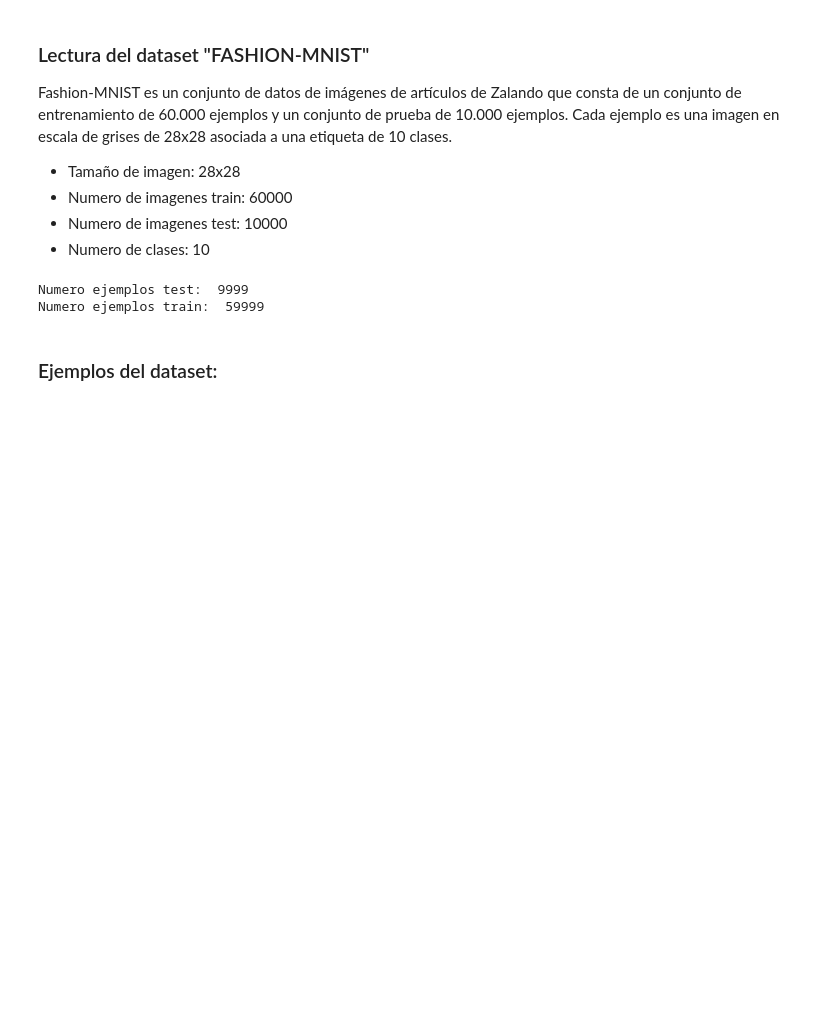
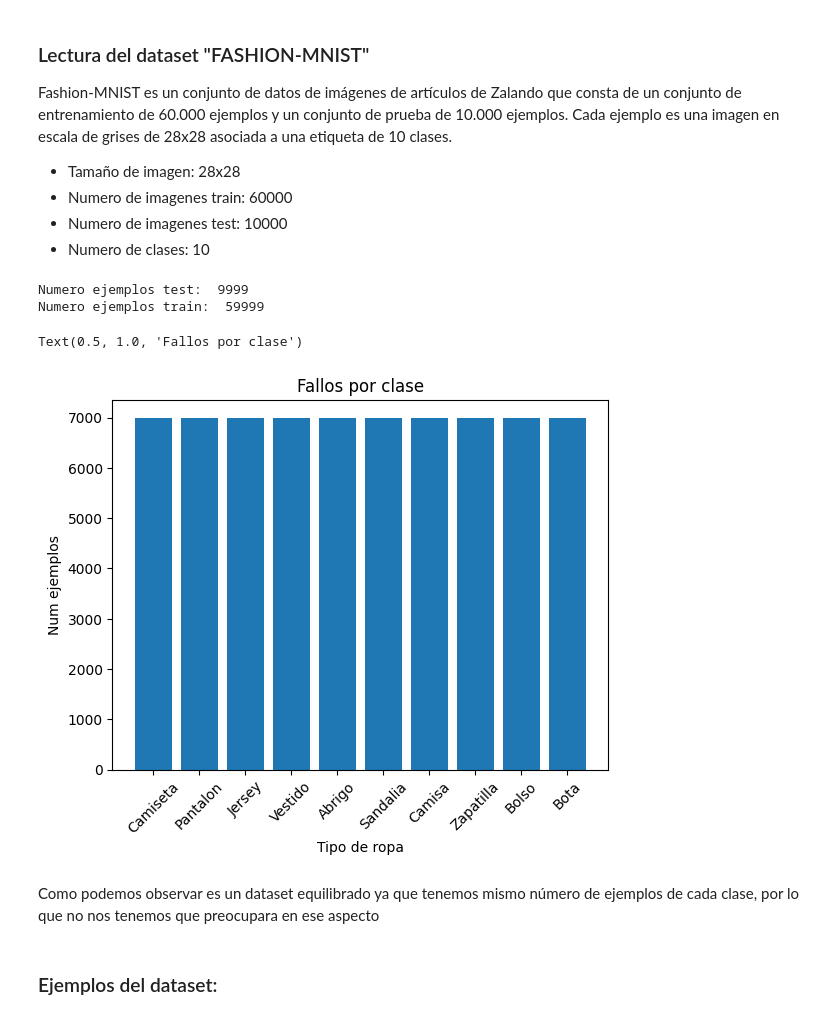
Before and after one commit to Ninjalice/ImageClasificator, a Jupyter notebook: final_comentado.ipynb, the cells around one changed output. Drawn from its saved outputs; the diff is of its cells as text; code cells hidden in the pictures; blank space fills up the shorter version.

```diff
--- a/final_comentado.ipynb
+++ b/final_comentado.ipynb
@@ -70,6 +73,20 @@ print("Numero ejemplos train: ",len(train))
 # %% [output]
 Numero ejemplos test:  9999
 Numero ejemplos train:  59999
+# %%
+numPrenda = np.zeros(10)
+for i in range(10):
+    numPrenda[i] = np.sum(y == i)
+plt.bar(clases, numPrenda)
+plt.xticks(clases, ['Camiseta', 'Pantalon', 'Jersey', 'Vestido', 'Abrigo', 'Sandalia', 'Camisa', 'Zapatilla', 'Bolso', 'Bota'], rotation=45)
+plt.xlabel('Tipo de ropa')
+plt.ylabel('Num ejemplos')
+plt.title("Fallos por clase")
+# %% [output]
+Text(0.5, 1.0, 'Fallos por clase')
+[figure, added]
+# %% [markdown]
+Como podemos observar es un dataset equilibrado ya que tenemos mismo número de ejemplos de cada clase, por lo que no nos tenemos que preocupara en ese aspecto
 # %% [markdown]
 ### Ejemplos del dataset:
 # %%
```
Also changed, not shown: parts of 35 cells of this notebook, 1 other file.
